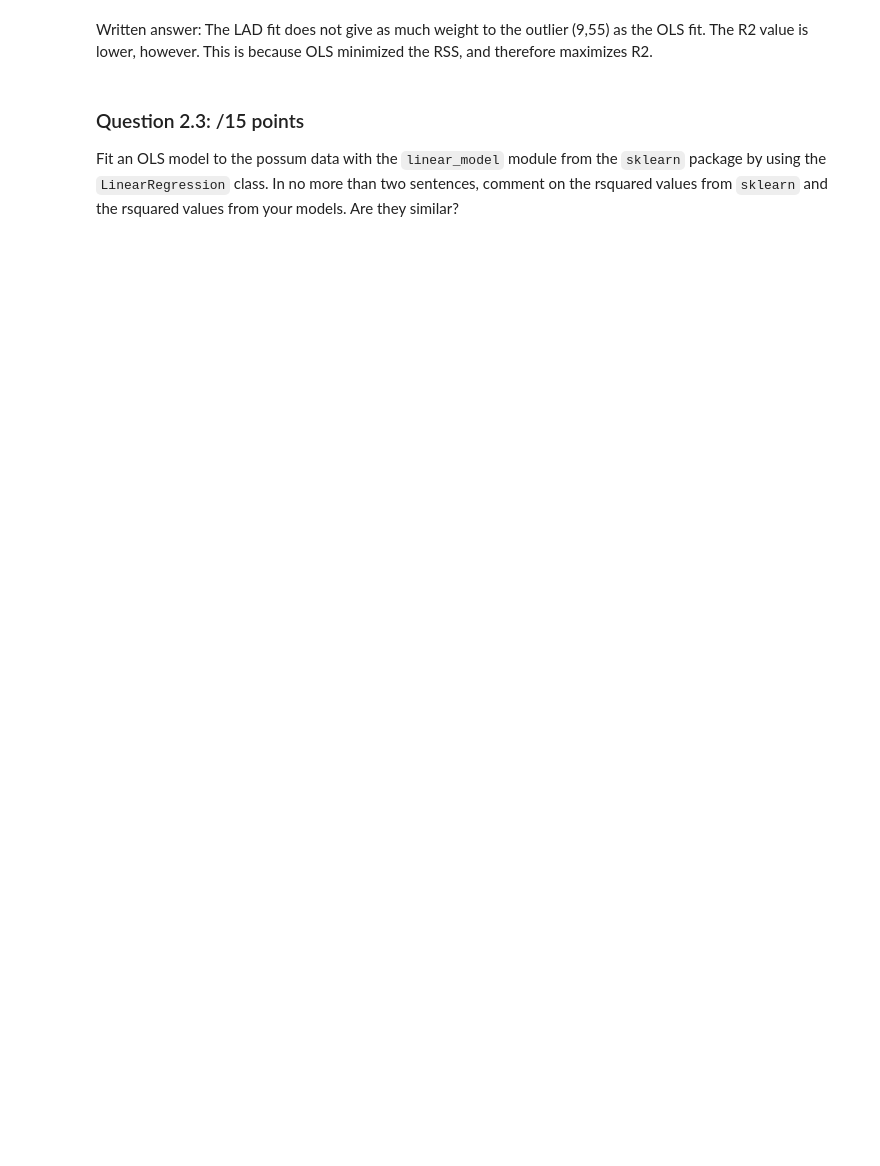
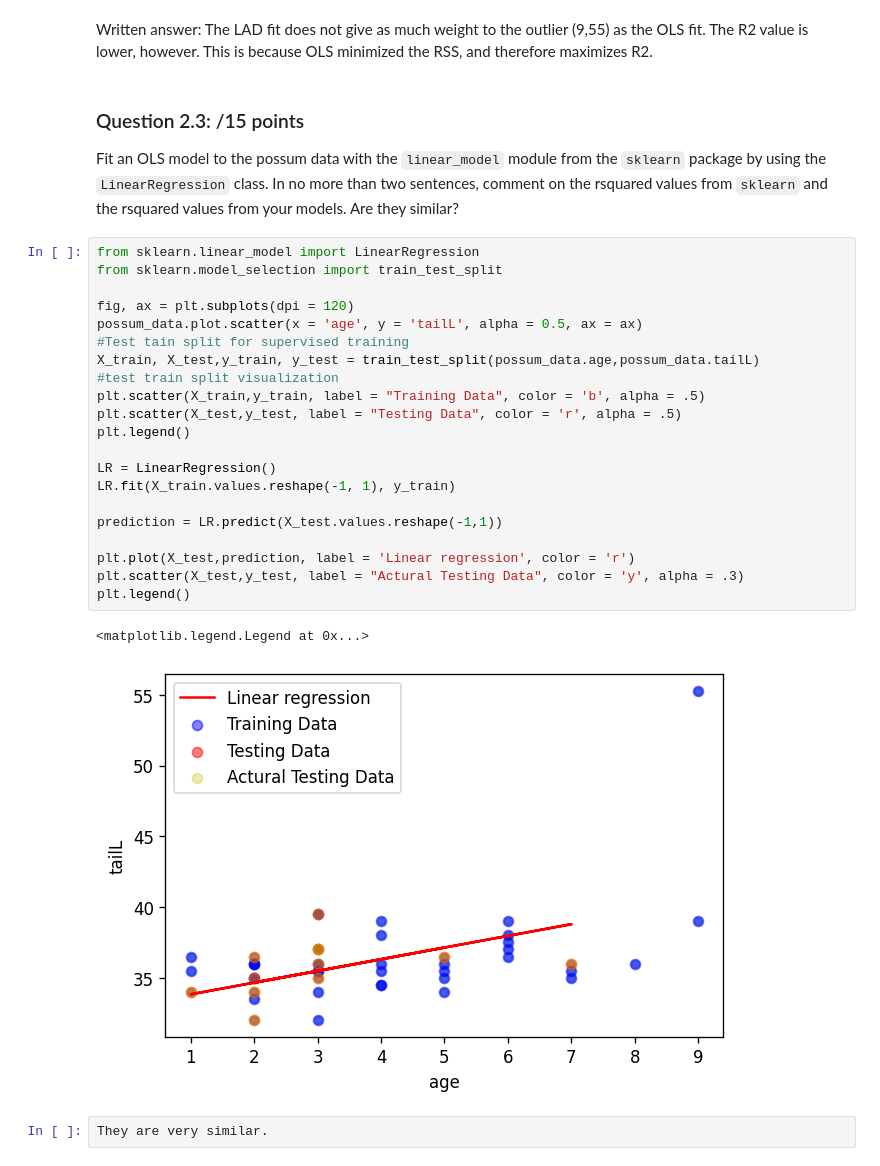
Before and after one commit to zzhu247/CS4414, a Jupyter notebook: assignment_1.ipynb, the cells around one changed output. Cells and saved outputs as stored; diff of their text form; blank space fills up the shorter version.

```diff
--- a/assignment_1.ipynb
+++ b/assignment_1.ipynb
@@ -205,3 +238,29 @@ Written answer: The LAD fit does not give as much weight to the outlier (9,55) a
 ### Question 2.3: /15 points
 
 Fit an OLS model to the possum data with the `linear_model` module from the `sklearn` package by using the `LinearRegression` class.  In no more than two sentences, comment on the rsquared values from `sklearn` and the rsquared values from your models. Are they similar?
+# %%
+from sklearn.linear_model import LinearRegression
+from sklearn.model_selection import train_test_split
+
+fig, ax = plt.subplots(dpi = 120)
+possum_data.plot.scatter(x = 'age', y = 'tailL', alpha = 0.5, ax = ax)
+#Test tain split for supervised training
+X_train, X_test,y_train, y_test = train_test_split(possum_data.age,possum_data.tailL)
+#test train split visualization
+plt.scatter(X_train,y_train, label = "Training Data", color = 'b', alpha = .5)
+plt.scatter(X_test,y_test, label = "Testing Data", color = 'r', alpha = .5)
+plt.legend()
+
+LR = LinearRegression()
+LR.fit(X_train.values.reshape(-1, 1), y_train)
+
+prediction = LR.predict(X_test.values.reshape(-1,1))
+
+plt.plot(X_test,prediction, label = 'Linear regression', color = 'r')
+plt.scatter(X_test,y_test, label = "Actural Testing Data", color = 'y', alpha = .3)
+plt.legend()
+# %% [output]
+<matplotlib.legend.Legend at 0x...>
+[figure, added]
+# %%
+They are very similar.
```
Also changed, not shown: parts of 9 cells of this notebook.
